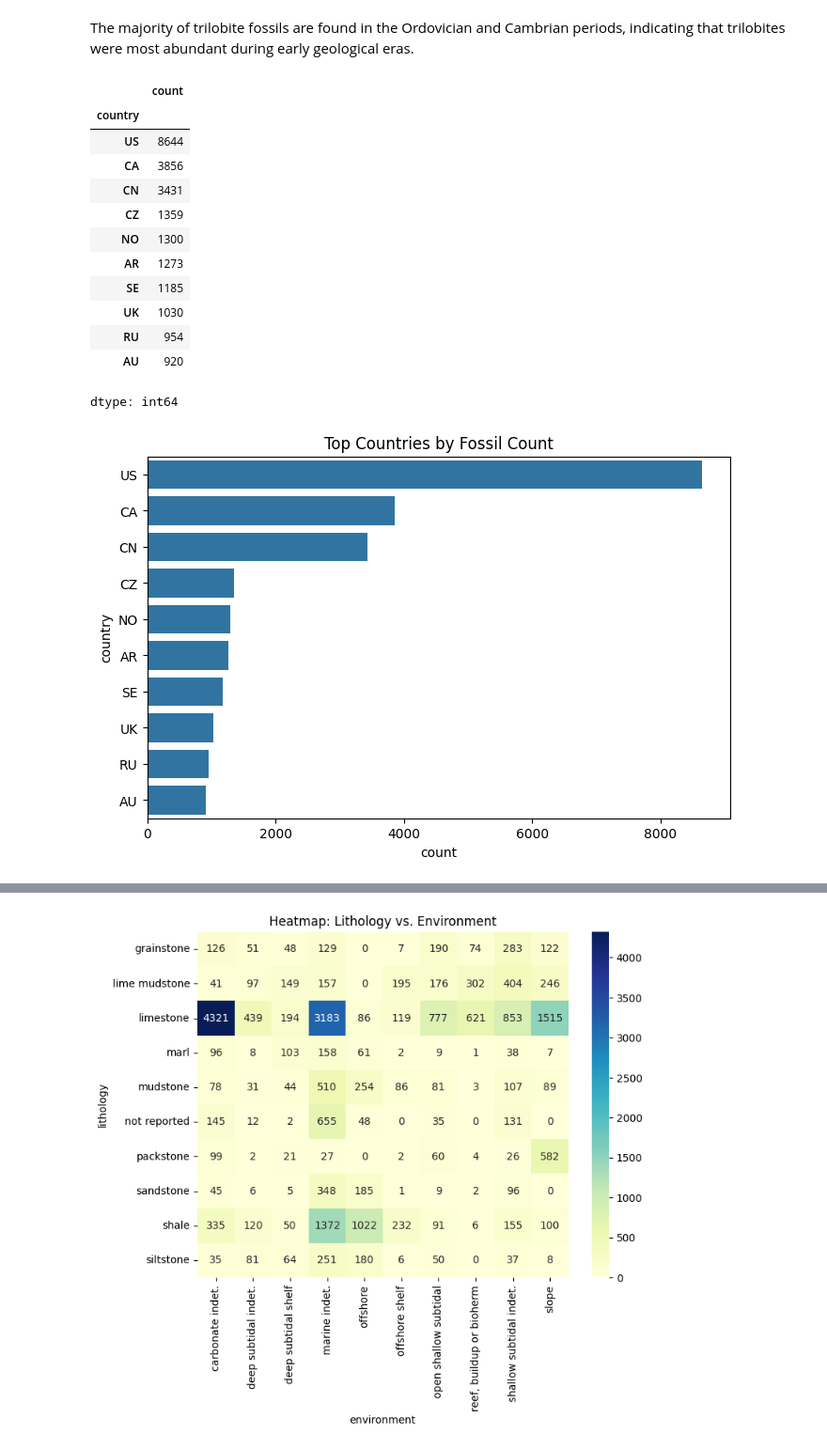
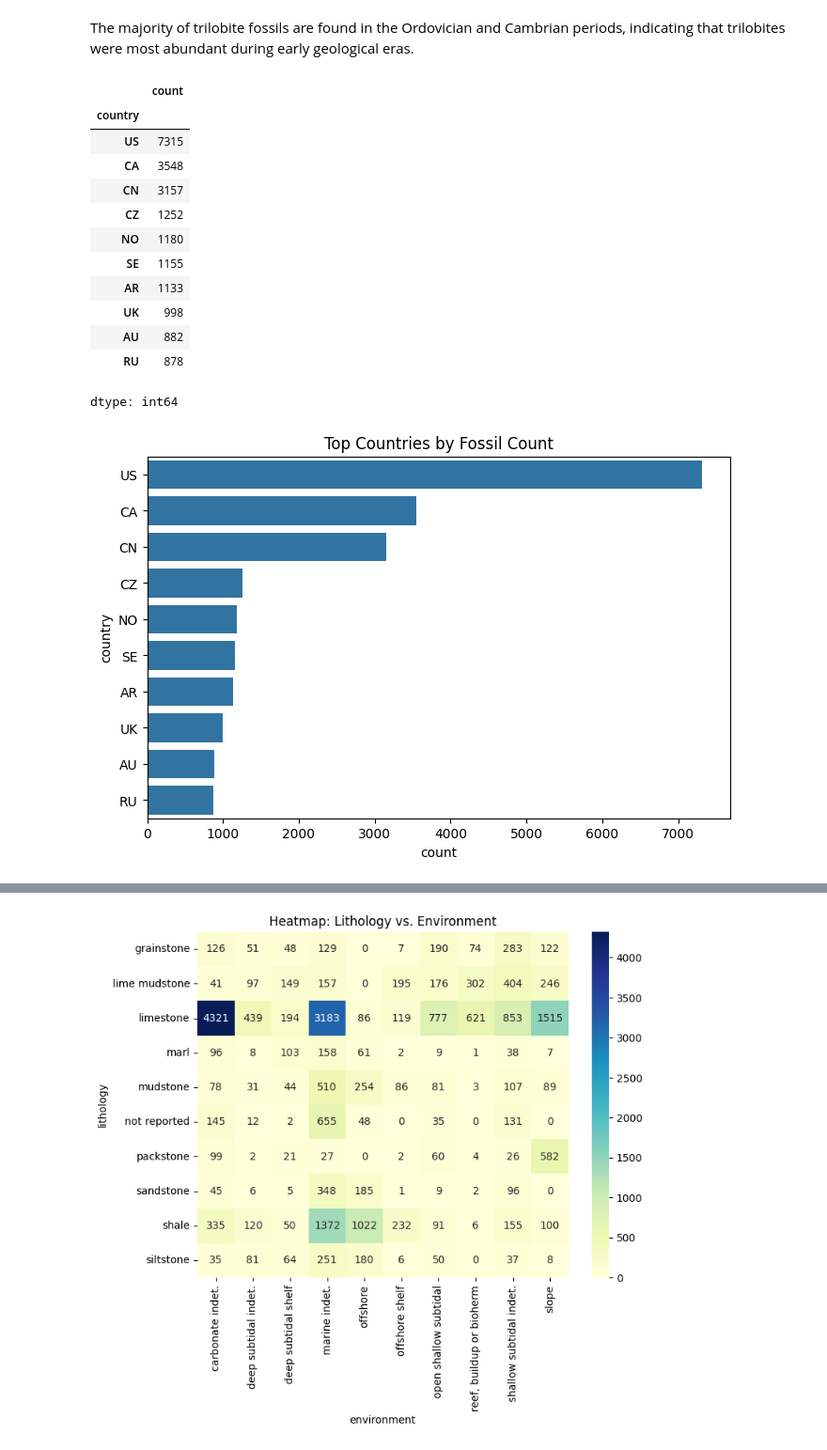
Before and after one commit to FO7S/Machine-learning-project, a Jupyter notebook: Predict_the_Age_of_a_Trilobite_Fossil.ipynb, the cells around one changed output, grey strips where cells are left out. Shown at 94% size. Cells and saved outputs as stored; diff of their text form; code cells hidden in the pictures.

```diff
--- a/Predict_the_Age_of_a_Trilobite_Fossil.ipynb
+++ b/Predict_the_Age_of_a_Trilobite_Fossil.ipynb
@@ -281,6 +259,9 @@ Number of Outliers: 2420
 # Conclusion:
 # No true outliers were found in the dataset.
 # Therefore, no rows were removed, and the data is considered clean and reliable.
+# %%
+# Create a copy of the dataset for EDA to preserve original data and avoid changes caused by encoding or preprocessing.
+df_eda = df.copy()
 # %% [markdown]
 #Feature Engineering
 # %%
@@ -397,29 +379,29 @@ plt.show()
 The majority of trilobite fossils are found in the Ordovician and Cambrian periods, indicating that trilobites were most abundant during early geological eras.
 # %%
 #Which countries have the highest number of fossil findings?
-df["country"].value_counts().head(10)
+df_eda["country"].value_counts().head(10)
 # %% [output]
 |  | count |
 | country |  |
-| US | 8644 |
-| CA | 3856 |
-| CN | 3431 |
-| CZ | 1359 |
-| NO | 1300 |
-| AR | 1273 |
-| SE | 1185 |
-| UK | 1030 |
-| RU | 954 |
-| AU | 920 |
+| US | 7315 |
+| CA | 3548 |
+| CN | 3157 |
+| CZ | 1252 |
+| NO | 1180 |
+| SE | 1155 |
+| AR | 1133 |
+| UK | 998 |
+| AU | 882 |
+| RU | 878 |
 dtype: int64
 # %%
-top_countries = df["country"].value_counts().head(10).index
+top_countries = df_eda["country"].value_counts().head(10).index
 
 plt.figure(figsize=(8,5))
-sns.countplot(data=df, y="country", order=top_countries)
+sns.countplot(data=df_eda, y="country", order=top_countries)
 plt.title("Top Countries by Fossil Count")
 plt.show()
 # %% [output]
-[figure, old version]
+[figure, new version]
 # %%
 #What are the most common geological environments?
```
Also changed, not shown: parts of 5 cells of this notebook.
